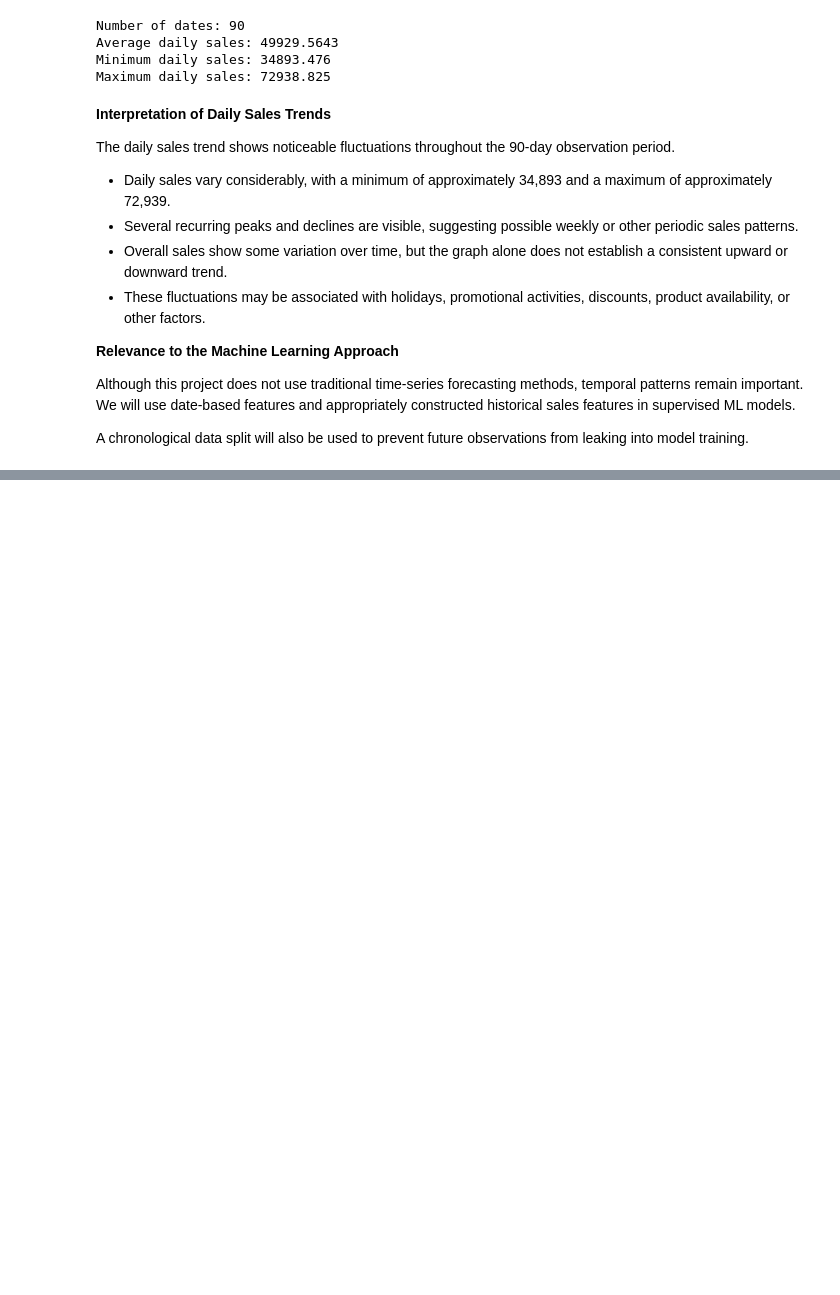
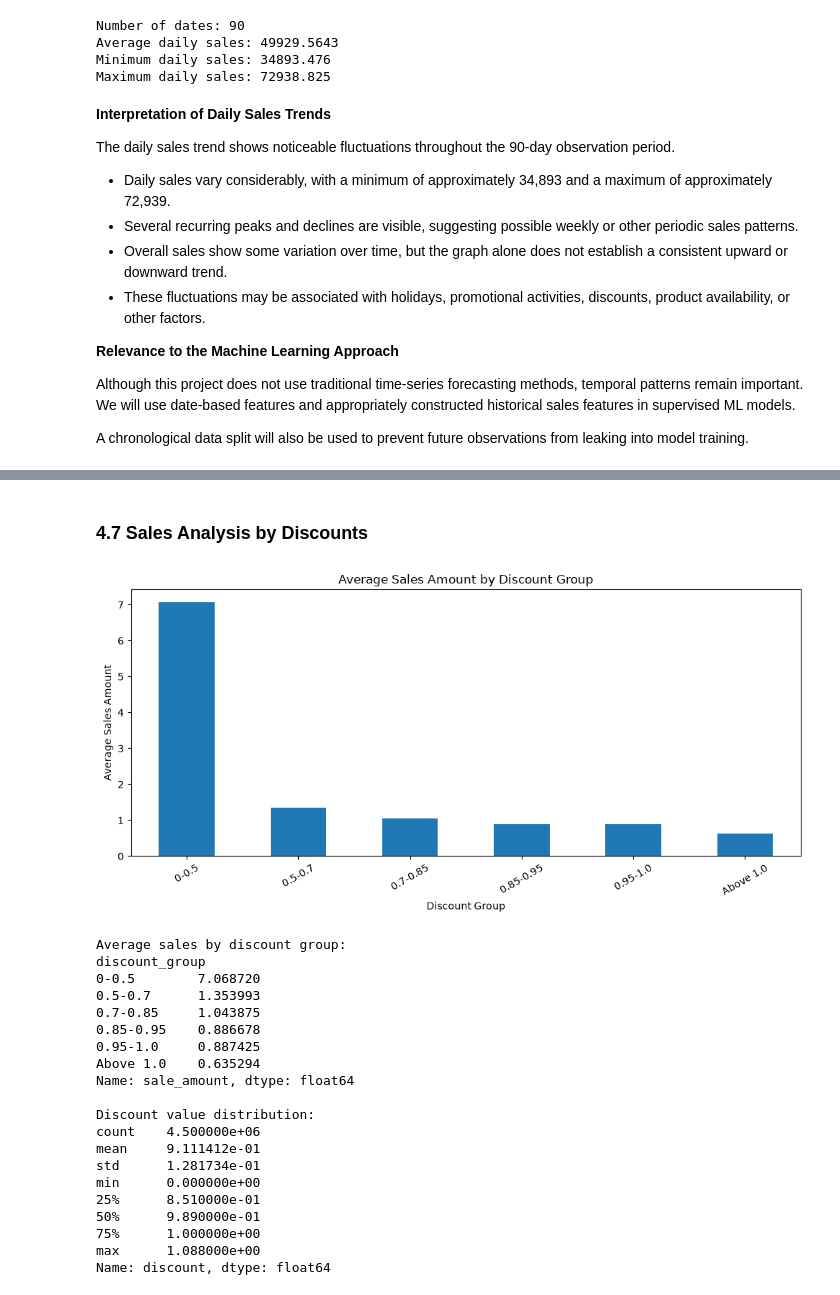
Before and after one commit to 202618049/ML-Project-202618011-And-202618049-, a Jupyter notebook: notebook/FMCG_Demand_Forecasting.ipynb, the cells around one changed output, grey strips where cells are left out. Saved outputs shown, nothing was run; the diff lists cells and outputs as text; code cells hidden in the pictures; blank space fills up the shorter version.

```diff
--- a/notebook/FMCG_Demand_Forecasting.ipynb
+++ b/notebook/FMCG_Demand_Forecasting.ipynb
@@ -1126,0 +1339,58 @@ A chronological data split will also be used to prevent future observations from
+# %% [markdown]
+### 4.7 Sales Analysis by Discounts
+# %%
+# Create discount ranges for exploratory analysis
+cleaned_df["discount_group"] = pd.cut(
+    cleaned_df["discount"],
+    bins=[-0.001, 0.5, 0.7, 0.85, 0.95, 1.0, float("inf")],
+    labels=[
+        "0-0.5",
+        "0.5-0.7",
+        "0.7-0.85",
+        "0.85-0.95",
+        "0.95-1.0",
+        "Above 1.0"
+    ]
+)
+
+discount_sales = (
+    cleaned_df.groupby("discount_group", observed=False)["sale_amount"]
+    .mean()
+)
+
+plt.figure(figsize=(10, 5))
+discount_sales.plot(kind="bar")
+plt.title("Average Sales Amount by Discount Group")
+plt.xlabel("Discount Group")
+plt.ylabel("Average Sales Amount")
+plt.xticks(rotation=30)
+plt.tight_layout()
+plt.show()
+
+print("Average sales by discount group:")
+print(discount_sales)
+
+print("\nDiscount value distribution:")
+print(cleaned_df["discount"].describe())
+# %% [output]
+[figure, added]
+Average sales by discount group:
+discount_group
+0-0.5        7.068720
+0.5-0.7      1.353993
+0.7-0.85     1.043875
+0.85-0.95    0.886678
+0.95-1.0     0.887425
+Above 1.0    0.635294
+Name: sale_amount, dtype: float64
+
+Discount value distribution:
+count    4.500000e+06
+mean     9.111412e-01
+std      1.281734e-01
+min      0.000000e+00
+25%      8.510000e-01
+50%      9.890000e-01
+75%      1.000000e+00
+max      1.088000e+00
+Name: discount, dtype: float64
```
Also changed, not shown: parts of 58 cells of this notebook.
